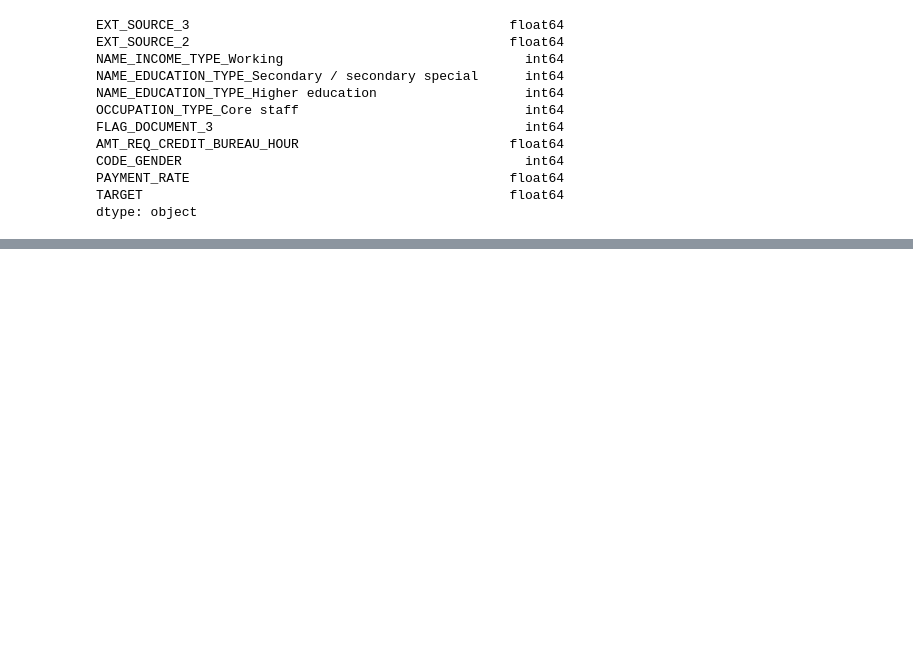
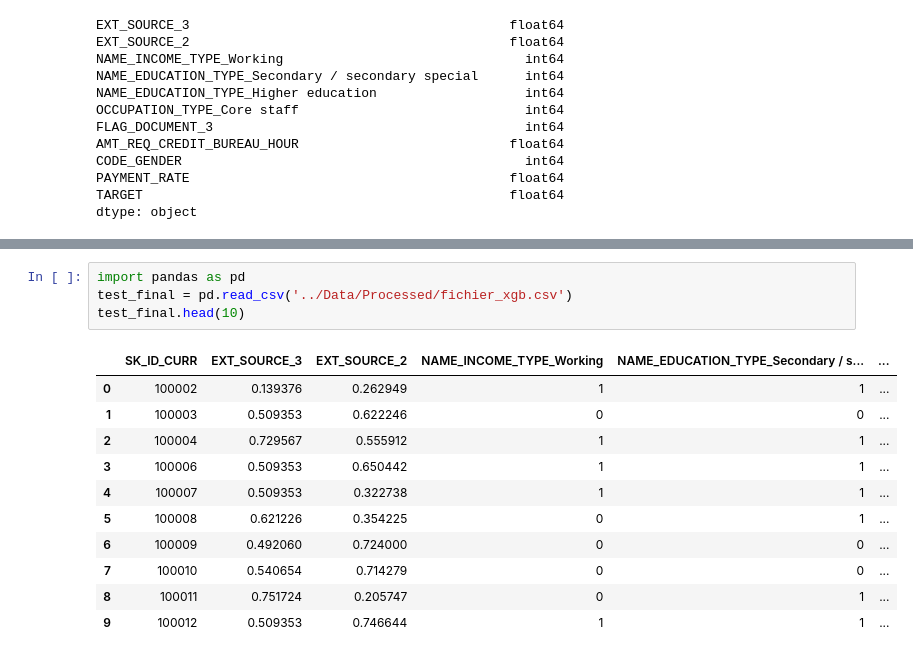
Before and after one commit to Muricael/Projet7_git, a Jupyter notebook: xgb.ipynb, the cells around one changed output, grey strips where cells are left out. Saved outputs shown, nothing was run; the diff lists cells and outputs as text; blank space fills up the shorter version.

```diff
--- a/xgb.ipynb
+++ b/xgb.ipynb
@@ -640,0 +672,16 @@ test_data.html saved!
+# %%
+import pandas as pd
+test_final = pd.read_csv('../Data/Processed/fichier_xgb.csv')
+test_final.head(10)
+# %% [output]
+|  | SK_ID_CURR | EXT_SOURCE_3 | EXT_SOURCE_2 | NAME_INCOME_TYPE_Working | NAME_EDUCATION_TYPE_Secondary / s... | ... |
+| 0 | 100002 | 0.139376 | 0.262949 | 1 | 1 | ... |
+| 1 | 100003 | 0.509353 | 0.622246 | 0 | 0 | ... |
+| 2 | 100004 | 0.729567 | 0.555912 | 1 | 1 | ... |
+| 3 | 100006 | 0.509353 | 0.650442 | 1 | 1 | ... |
+| 4 | 100007 | 0.509353 | 0.322738 | 1 | 1 | ... |
+| 5 | 100008 | 0.621226 | 0.354225 | 0 | 1 | ... |
+| 6 | 100009 | 0.492060 | 0.724000 | 0 | 0 | ... |
+| 7 | 100010 | 0.540654 | 0.714279 | 0 | 0 | ... |
+| 8 | 100011 | 0.751724 | 0.205747 | 0 | 1 | ... |
+| 9 | 100012 | 0.509353 | 0.746644 | 1 | 1 | ... |
```
Also changed, not shown: parts of 25 cells of this notebook, 28 other files.
